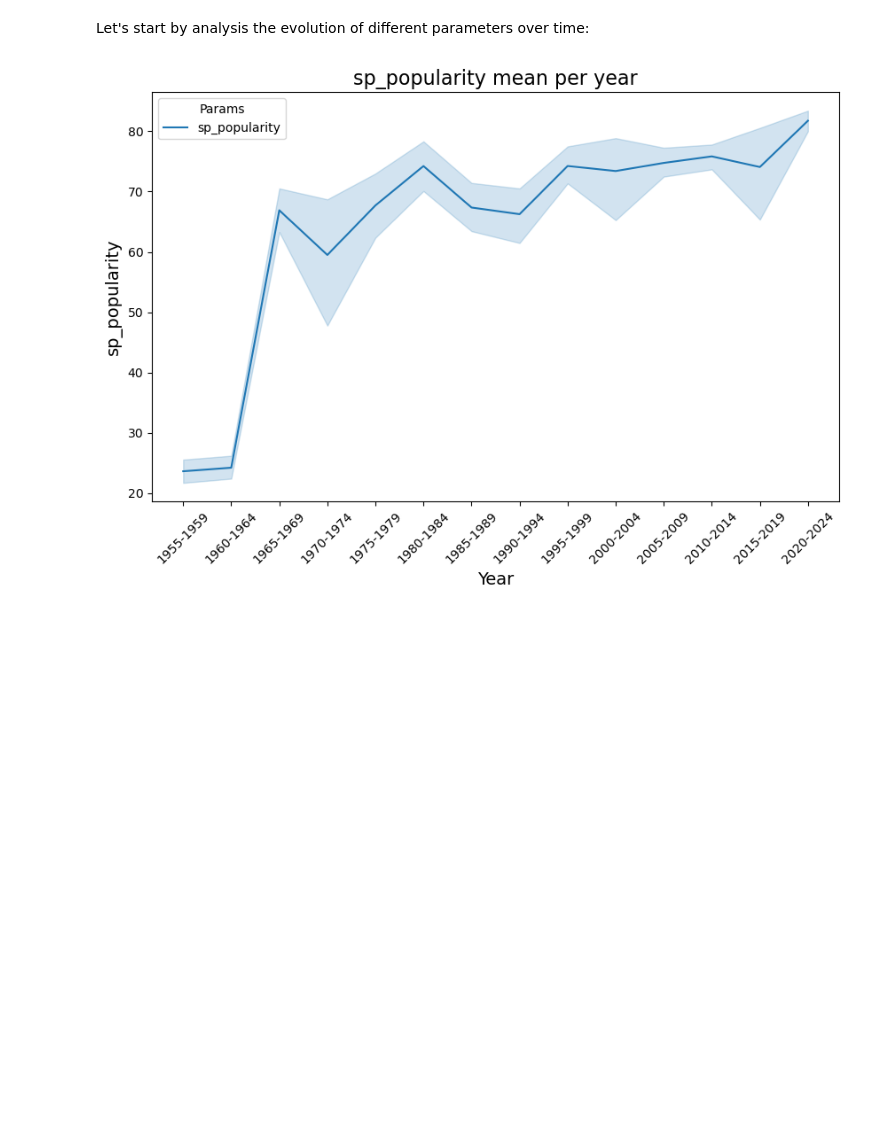
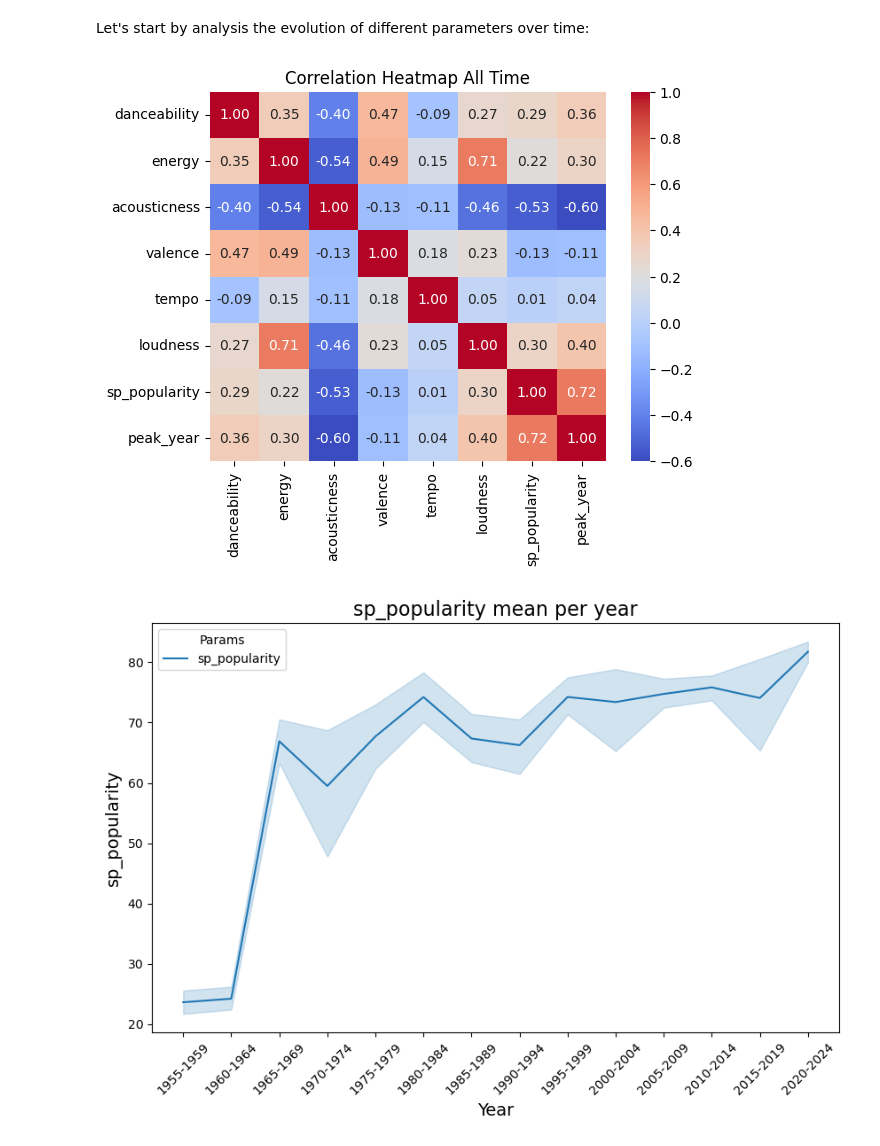
Before and after one commit to cristinaramirezdiaz/ironhack-w3-popatoms, a Jupyter notebook: main.ipynb, the cells around one changed output. Saved outputs shown, nothing was run; the diff lists cells and outputs as text; code cells hidden in the pictures; blank space fills up the shorter version.

```diff
--- a/main.ipynb
+++ b/main.ipynb
@@ -210,6 +210,15 @@ Let's start by analysis the evolution of different parameters over time:
 # %%
 # load the combined df
 aax_combined = pd.read_csv("df_aax_combined.csv")
+# %%
+# Calcular la matriz de correlación
+corr = aax_combined[['danceability', 'energy', 'acousticness', 'valence', 'tempo', 'loudness','sp_popularity', 'peak_year']].corr()
+# Crear el heatmap
+sns.heatmap(corr, annot=True, cmap='coolwarm', fmt='.2f')
+plt.title('Correlation Heatmap All Time')
+plt.show()
+# %% [output]
+[figure, added]
 # %%
 # Plot line charts of popularity:
 
```
Also changed, not shown: parts of 2 cells of this notebook.
